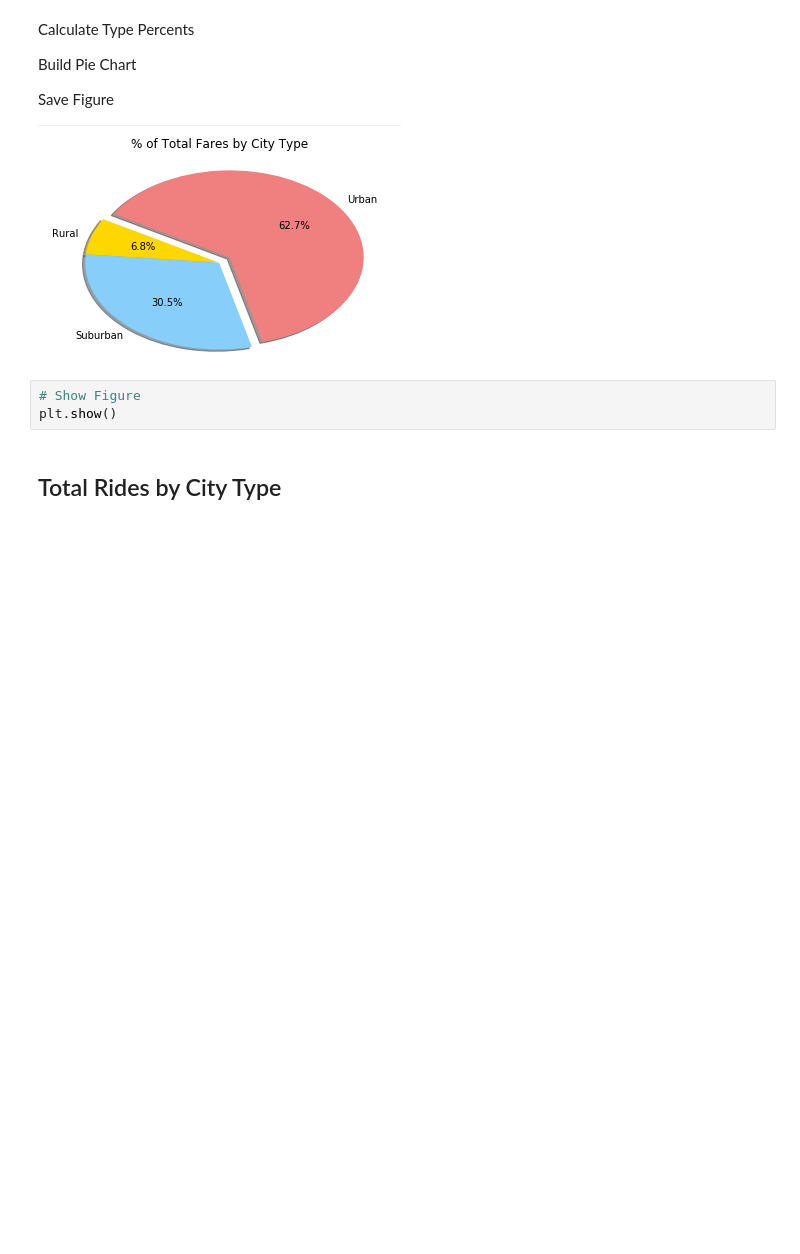
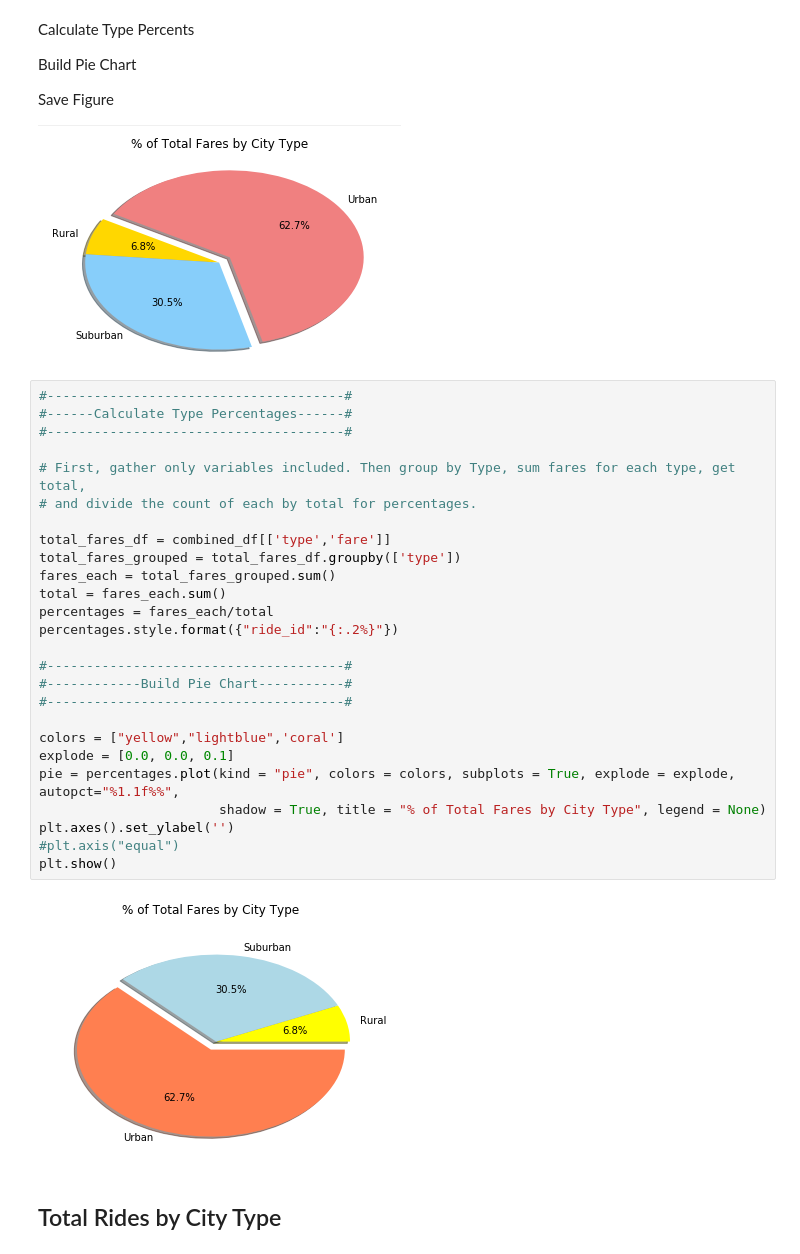
Before and after one commit to hollybergen/Data_Science_Projects, a Jupyter notebook: Homework5_MatPlotLib/Pyber/Pyber_Solved.ipynb, the cells around one changed output. Drawn from its saved outputs; the diff is of its cells as text; blank space fills up the shorter version.

```diff
--- a/Homework5_MatPlotLib/Pyber/Pyber_Solved.ipynb
+++ b/Homework5_MatPlotLib/Pyber/Pyber_Solved.ipynb
@@ -94,8 +103,33 @@ Build Pie Chart
 Save Figure
 
 ![image.png](attachment:image.png)
-# %%
-# Show Figure
-plt.show()
+# %%
+#--------------------------------------#
+#------Calculate Type Percentages------#
+#--------------------------------------#
+
+# First, gather only variables included. Then group by Type, sum fares for each type, get total,
+# and divide the count of each by total for percentages.
+
+total_fares_df = combined_df[['type','fare']]
+total_fares_grouped = total_fares_df.groupby(['type'])
+fares_each = total_fares_grouped.sum()
+total = fares_each.sum()
+percentages = fares_each/total
+percentages.style.format({"ride_id":"{:.2%}"})
+
+#--------------------------------------#
+#------------Build Pie Chart-----------#
+#--------------------------------------#
+
+colors = ["yellow","lightblue",'coral']
+explode = [0.0, 0.0, 0.1]
+pie = percentages.plot(kind = "pie", colors = colors, subplots = True, explode = explode, autopct="%1.1f%%",
+                       shadow = True, title = "% of Total Fares by City Type", legend = None)
+plt.axes().set_ylabel('')
+#plt.axis("equal")
+plt.show()
+# %% [output]
+[figure, added]
 # %% [markdown]
 ## Total Rides by City Type
```
Also changed, not shown: parts of 12 cells of this notebook.
